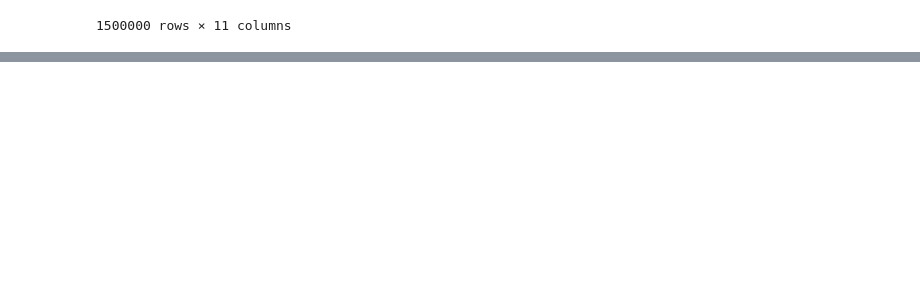
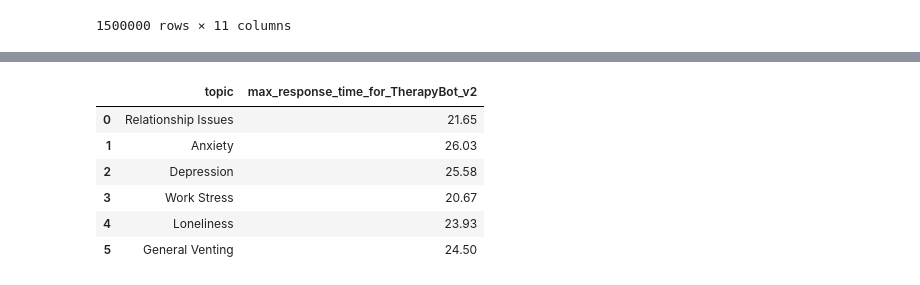
Before and after one commit to vishva0710/ai-chatbot-user-retention-analysis, a Jupyter notebook: AI_Chatbot_User_Retention_Analysis.ipynb, the cells around one changed output, grey strips where cells are left out. Cells and saved outputs as stored; diff of their text form; code cells hidden in the pictures; blank space fills up the shorter version.

```diff
--- a/AI_Chatbot_User_Retention_Analysis.ipynb
+++ b/AI_Chatbot_User_Retention_Analysis.ipynb
@@ -853,0 +907,11 @@ pd.read_sql('select * from con_data',engin)
+# %%
+query="select topic,max(average_response_time_seconds) as max_response_time_for_TherapyBot_v2 from con_data where model_version='TherapyBot-v2' group by topic"
+pd.read_sql(query,engin)
+# %% [output]
+|  | topic | max_response_time_for_TherapyBot_v2 |
+| 0 | Relationship Issues | 21.65 |
+| 1 | Anxiety | 26.03 |
+| 2 | Depression | 25.58 |
+| 3 | Work Stress | 20.67 |
+| 4 | Loneliness | 23.93 |
+| 5 | General Venting | 24.50 |
```
Also changed, not shown: parts of 11 cells of this notebook.
